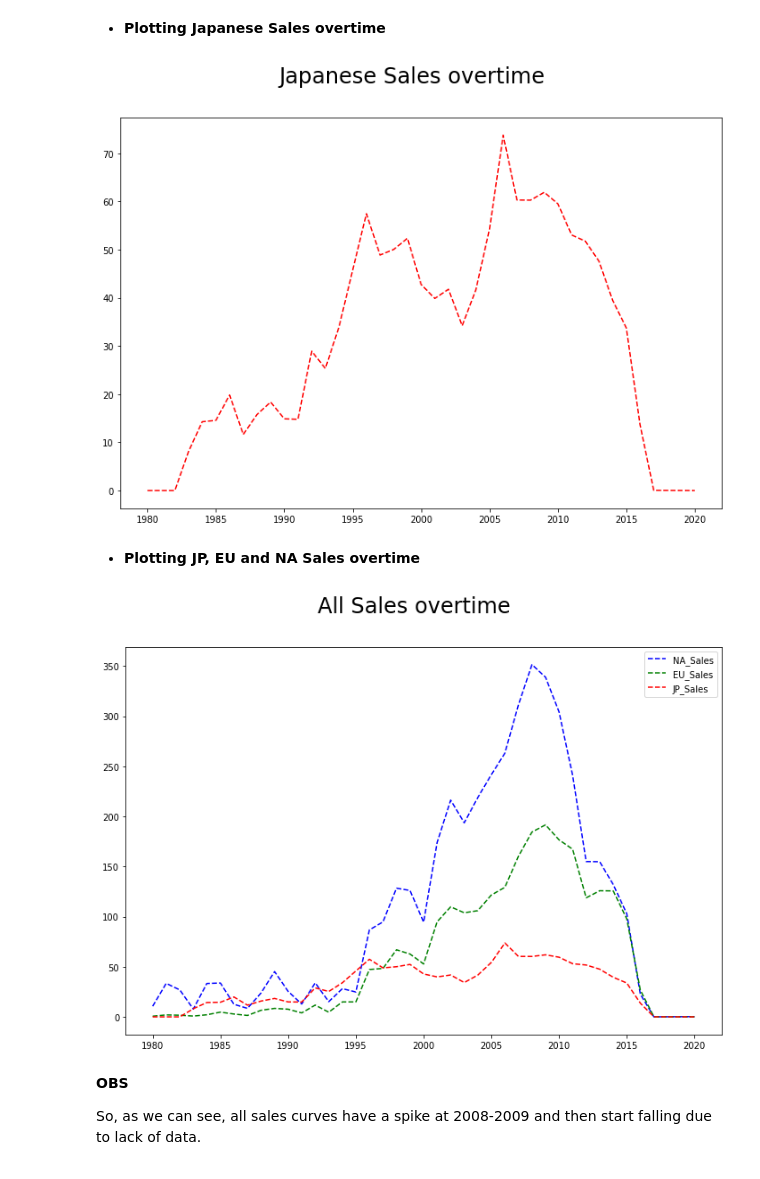
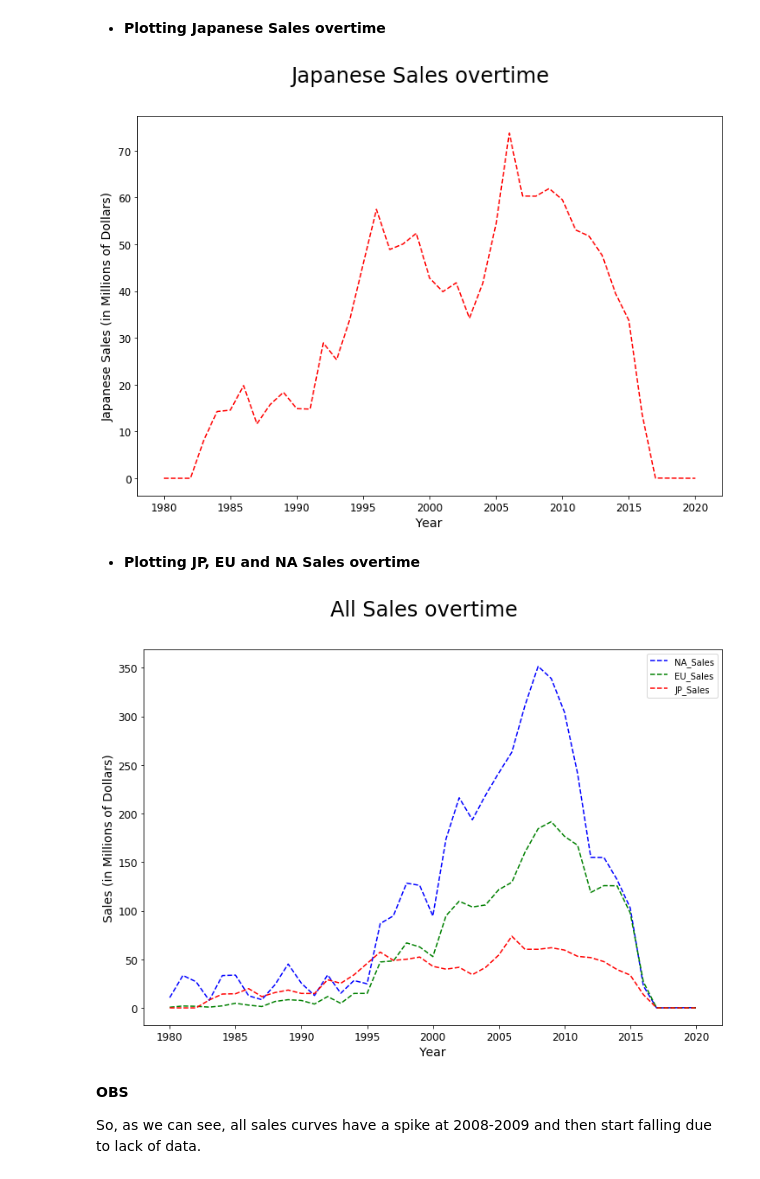
Before and after one commit to MatheusMAssis/Data-Analysis-Game-Sales, a Jupyter notebook: AnalysisNotebook/visualizations.ipynb, the cells around one changed output. Saved outputs shown, nothing was run; the diff lists cells and outputs as text; code cells hidden in the pictures.

```diff
--- a/AnalysisNotebook/visualizations.ipynb
+++ b/AnalysisNotebook/visualizations.ipynb
@@ -87,9 +92,12 @@ fig.suptitle("Japanese Sales overtime", fontsize=24)
 ax.plot(df_jpsales_by_year.JP_Sales, 'r--')
 ax.axis('auto')
 
+plt.tick_params(labelsize=12);
+plt.ylabel("Japanese Sales (in Millions of Dollars)", fontsize=14)
+plt.xlabel("Year", fontsize=14)
 plt.show()
 # %% [output]
-[figure, old version]
+[figure, new version]
 # %% [markdown]
 - **Plotting JP, EU and NA Sales overtime**
 # %%
@@ -99,15 +107,18 @@ df_allsales_by_year = pd.DataFrame(df_allsales_by_year.groupby('Year')['NA_Sales
 # %%
 fig, ax = plt.subplots(figsize=(12, 8))
 fig.suptitle("All Sales overtime", fontsize=24)
 ax.plot(df_allsales_by_year.NA_Sales, 'b--', label="NA_Sales")
 ax.plot(df_allsales_by_year.EU_Sales, 'g--', label="EU_Sales")
 ax.plot(df_allsales_by_year.JP_Sales, 'r--', label="JP_Sales")
 plt.legend()
 ax.axis('auto')
 
+plt.tick_params(labelsize=12);
+plt.ylabel("Sales (in Millions of Dollars)", fontsize=14)
+plt.xlabel("Year", fontsize=14)
 plt.show()
 # %% [output]
-[figure, old version]
+[figure, new version]
 # %% [markdown]
 **OBS**
 
```
Also changed, not shown: parts of 3 cells of this notebook.
